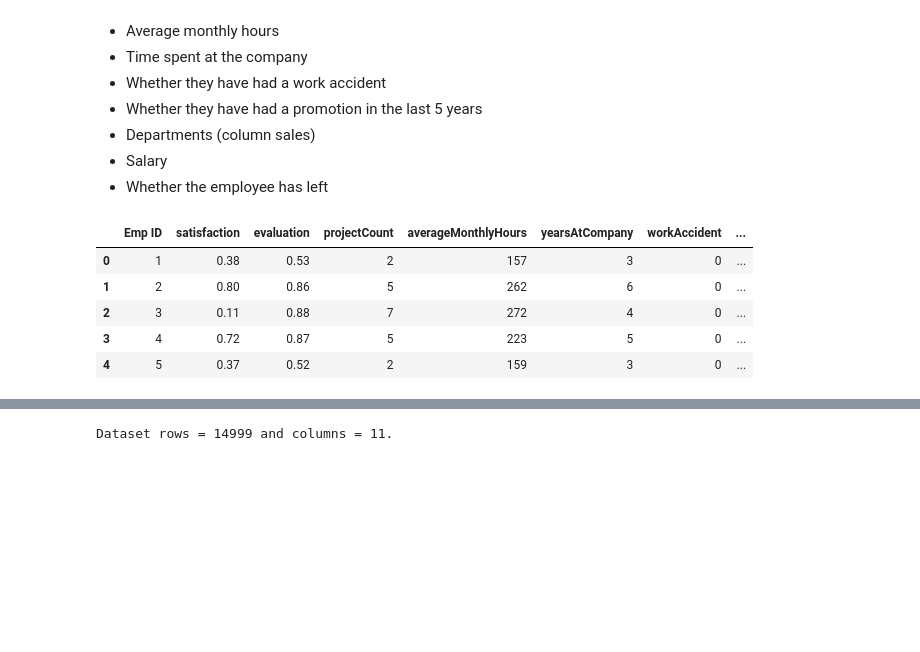
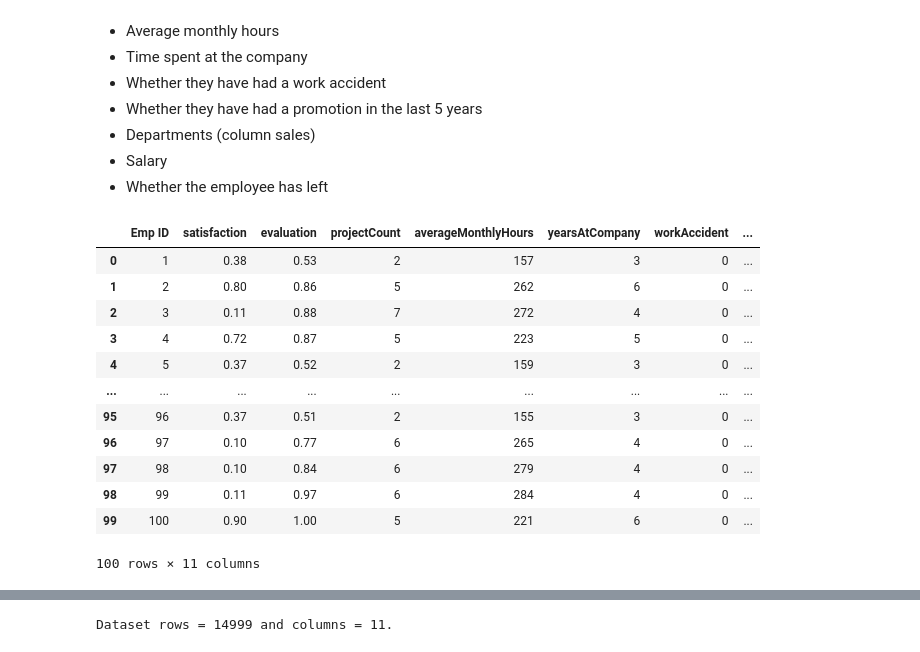
Before and after one commit to andvsilva/programming, a Jupyter notebook: notebooks/explore/modeling.ipynb, the cells around one changed output, grey strips where cells are left out. Cells and saved outputs as stored; diff of their text form; code cells hidden in the pictures; blank space fills up the shorter version.

```diff
--- a/notebooks/explore/modeling.ipynb
+++ b/notebooks/explore/modeling.ipynb
@@ -66,11 +66,18 @@ The data is for company X which is trying to control attrition. There are two se
 # %%
 # loading dataset.
 df = pd.read_csv('../datasets/HR_COM1_tomodel.csv')
-df.head()
+df.head(100)
 # %% [output]
 |  | Emp ID | satisfaction | evaluation | projectCount | averageMonthlyHours | yearsAtCompany | workAccident | ... |
 | 0 | 1 | 0.38 | 0.53 | 2 | 157 | 3 | 0 | ... |
 | 1 | 2 | 0.80 | 0.86 | 5 | 262 | 6 | 0 | ... |
 | 2 | 3 | 0.11 | 0.88 | 7 | 272 | 4 | 0 | ... |
 | 3 | 4 | 0.72 | 0.87 | 5 | 223 | 5 | 0 | ... |
 | 4 | 5 | 0.37 | 0.52 | 2 | 159 | 3 | 0 | ... |
+| ... | ... | ... | ... | ... | ... | ... | ... | ... |
+| 95 | 96 | 0.37 | 0.51 | 2 | 155 | 3 | 0 | ... |
+| 96 | 97 | 0.10 | 0.77 | 6 | 265 | 4 | 0 | ... |
+| 97 | 98 | 0.10 | 0.84 | 6 | 279 | 4 | 0 | ... |
+| 98 | 99 | 0.11 | 0.97 | 6 | 284 | 4 | 0 | ... |
+| 99 | 100 | 0.90 | 1.00 | 5 | 221 | 6 | 0 | ... |
+100 rows × 11 columns
```
Also changed, not shown: parts of 46 cells of this notebook, 7 other files.
